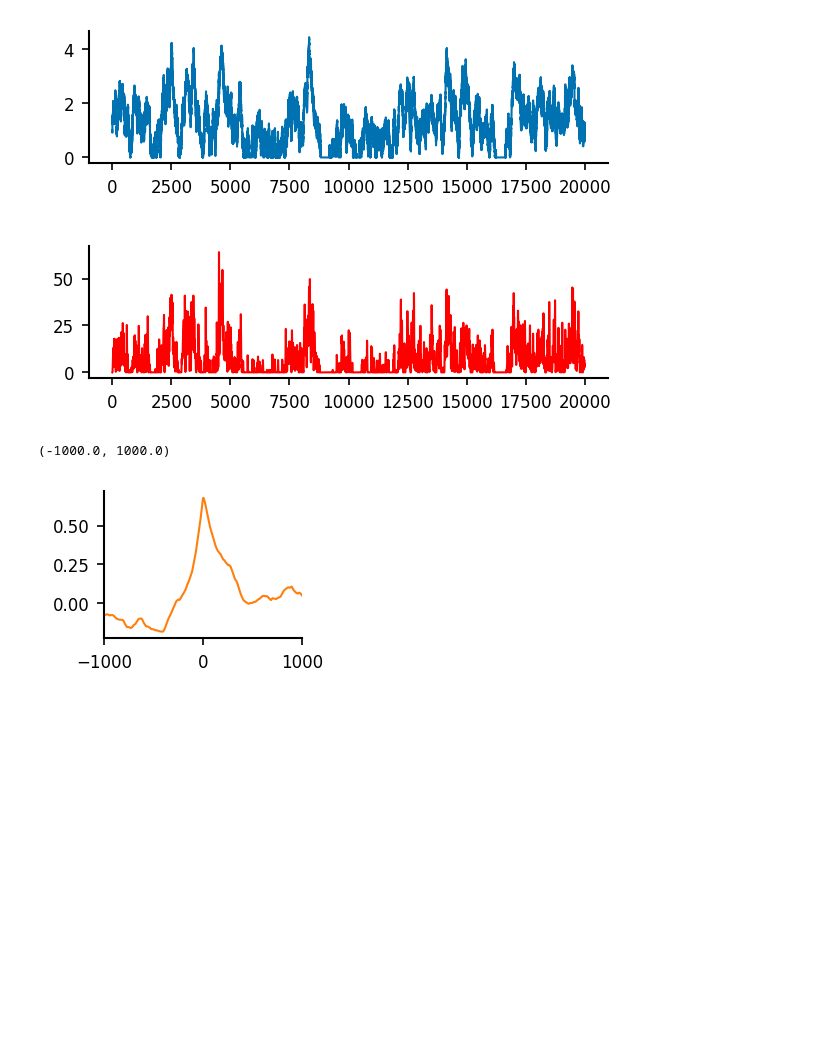
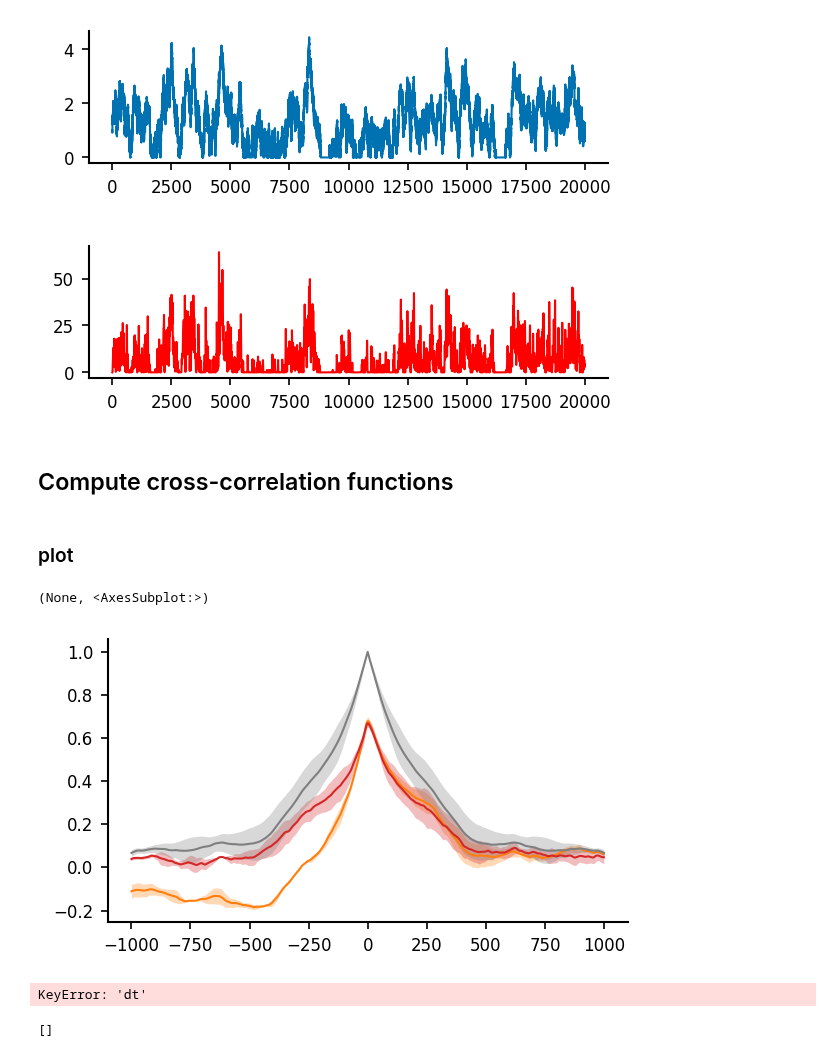
Before and after one commit to yzerlaut/pv-sst-dendrites, a Jupyter notebook: biophysical_modelling/detailed_model/OU-input.ipynb, the cells around one changed output. Saved outputs shown, nothing was run; the diff lists cells and outputs as text; code cells hidden in the pictures; blank space fills up the shorter version.

```diff
--- a/biophysical_modelling/detailed_model/OU-input.ipynb
+++ b/biophysical_modelling/detailed_model/OU-input.ipynb
@@ -179,12 +165,51 @@ OU = sim.fetch_quantity_on_grid('OU', return_last=True, dtype=np.ndarray)
 # %% [output]
 [<matplotlib.lines.Line2D at 0x...>]
 [figure]
+# %% [markdown]
+## Compute cross-correlation functions
 # %%
-for c, cellType, color in zip(range(2), ['Martinotti', 'Basket'], ['tab:orange']):
-    CCF, ts = crosscorrel(RESULTS['%s_rates' % cellType][s][1:][::5],
-                          RESULTS['StochProc'][s][::5], 1e3, 5*dt)
-    plt.plot(ts, CCF, color=color)
-plt.xlim([-1000,1000])
+subsampling = 20
+for c, cellType, color in zip(range(2), ['Martinotti', 'Basket'], ['tab:orange', 'tab:red']):
+    RESULTS['%s_CCs' % cellType] = []
+    for s in range(len(seeds)):
+        CCF, ts = crosscorrel(RESULTS['%s_rates' % cellType][s][1:][::subsampling],
+                              RESULTS['StochProc'][s][::subsampling],
+                              1e3, subsampling*dt)
+        RESULTS['%s_CCs' % cellType].append(CCF)
+
+RESULTS['CC_StochProc'] = []
+for sc in RESULTS['StochProc']:
+    CCF, ts = crosscorrel(sc[::subsampling], sc[::subsampling],
+                          1e3, subsampling*dt)
+    RESULTS['CC_StochProc'].append(CCF)
-# %% [output]
-(-1000.0, 1000.0)
-[figure, removed]
+# %% [markdown]
+### plot
+# %%
+fig, ax = pt.figure(figsize=(2,3))
+
+for c, cellType, color in zip(range(2), ['Martinotti', 'Basket'], ['tab:orange', 'tab:red']):
+    pt.plot(ts, np.mean(RESULTS['%s_CCs' % cellType], axis=0),
+             sy=stats.sem(RESULTS['%s_CCs' % cellType], axis=0),
+             color=color, ax=ax)
+pt.plot(ts, np.mean(RESULTS['CC_StochProc'], axis=0),
+        sy=stats.sem(RESULTS['CC_StochProc'], axis=0),
+        color='tab:grey', ax=ax)
+
+#pt.set_plot(ax, xlim=[-1000,1000])
+# %% [output]
+(None, <AxesSubplot:>)
+[figure, added]
+# %%
+for sc in RESULTS['StochProc']:
+    CCF, ts = crosscorrel(sc, sc,
+                          1e3, subsampling*RESULTS['dt'])
+    RESULTS['CC_StochProc'].append(CCF)
+pt.plot(ts, np.mean(RESULTS['CC_StochProc'], axis=0),
+        sy=stats.sem(RESULTS['CC_StochProc'], axis=0),
+        color='tab:grey', ax=ax)
+# %% [output]
+KeyError: 'dt'
+# %%
+RESULTS['CC_StochProc']
+# %% [output]
+[]
```
Also changed, not shown: parts of 3 cells of this notebook, 2 other files.
